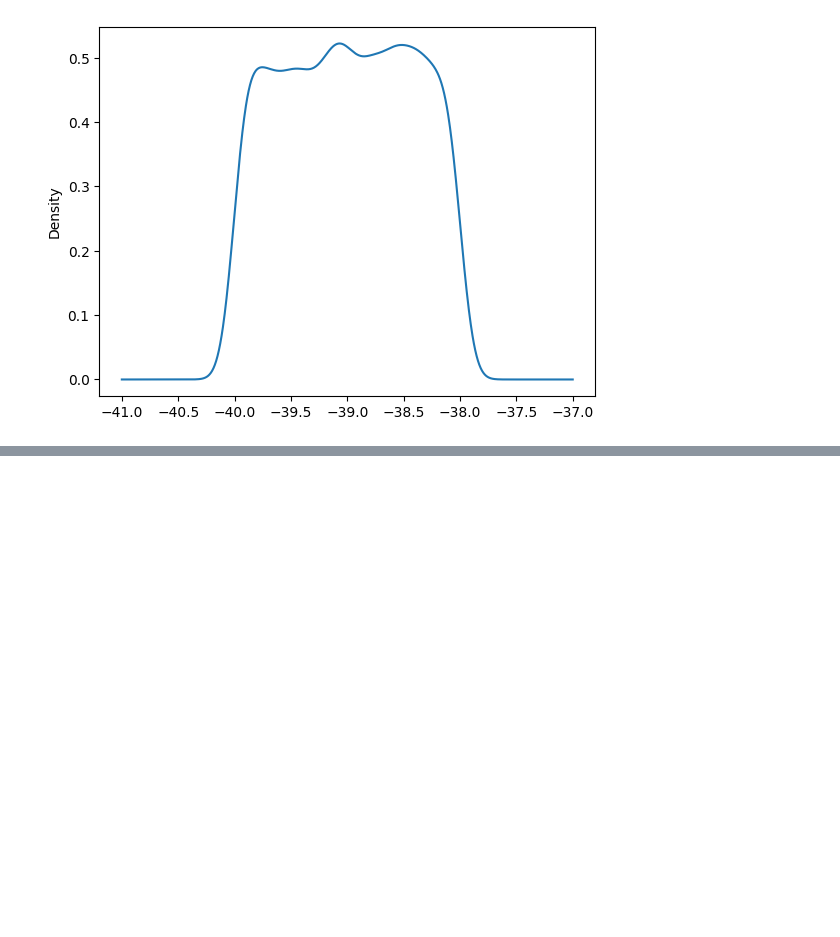
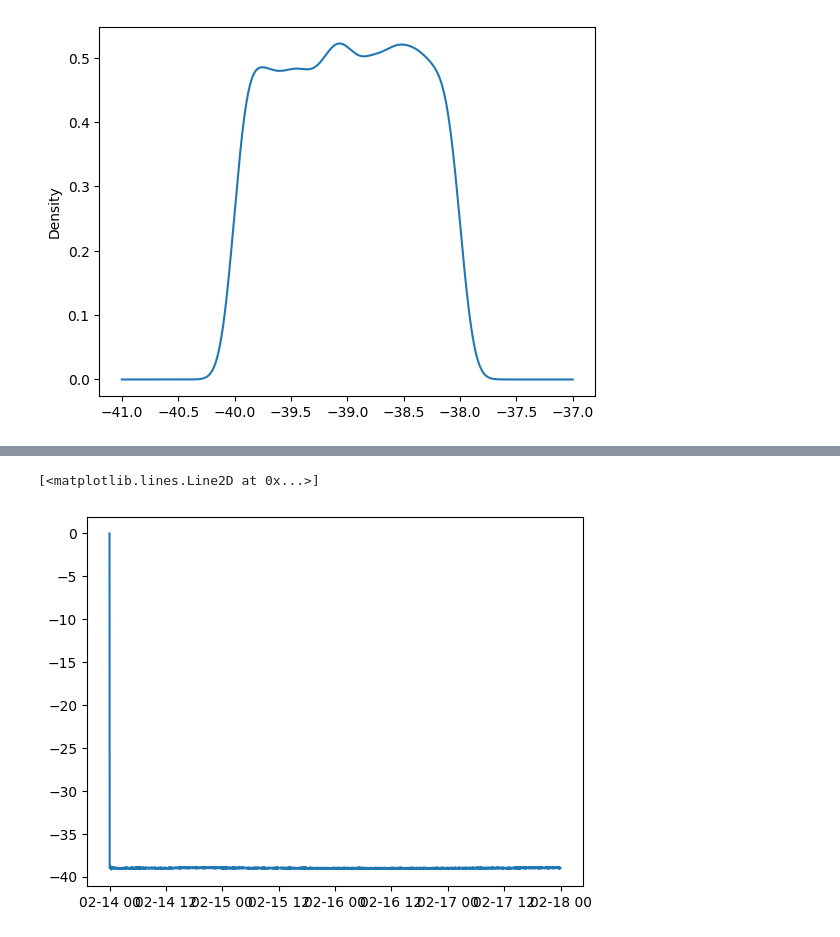
Before and after one commit to kametobu/modelos, a Jupyter notebook: medidas.ipynb, the cells around one changed output, grey strips where cells are left out. Cells and saved outputs as stored; diff of their text form; code cells hidden in the pictures; blank space fills up the shorter version.

```diff
--- a/medidas.ipynb
+++ b/medidas.ipynb
@@ -91,0 +106,5 @@ print(ad_teorico)
+# %%
+plt.plot(arima.predict(typ="levels"))
+# %% [output]
+[<matplotlib.lines.Line2D at 0x...>]
+[figure, added]
```
Also changed, not shown: parts of 9 cells of this notebook.
